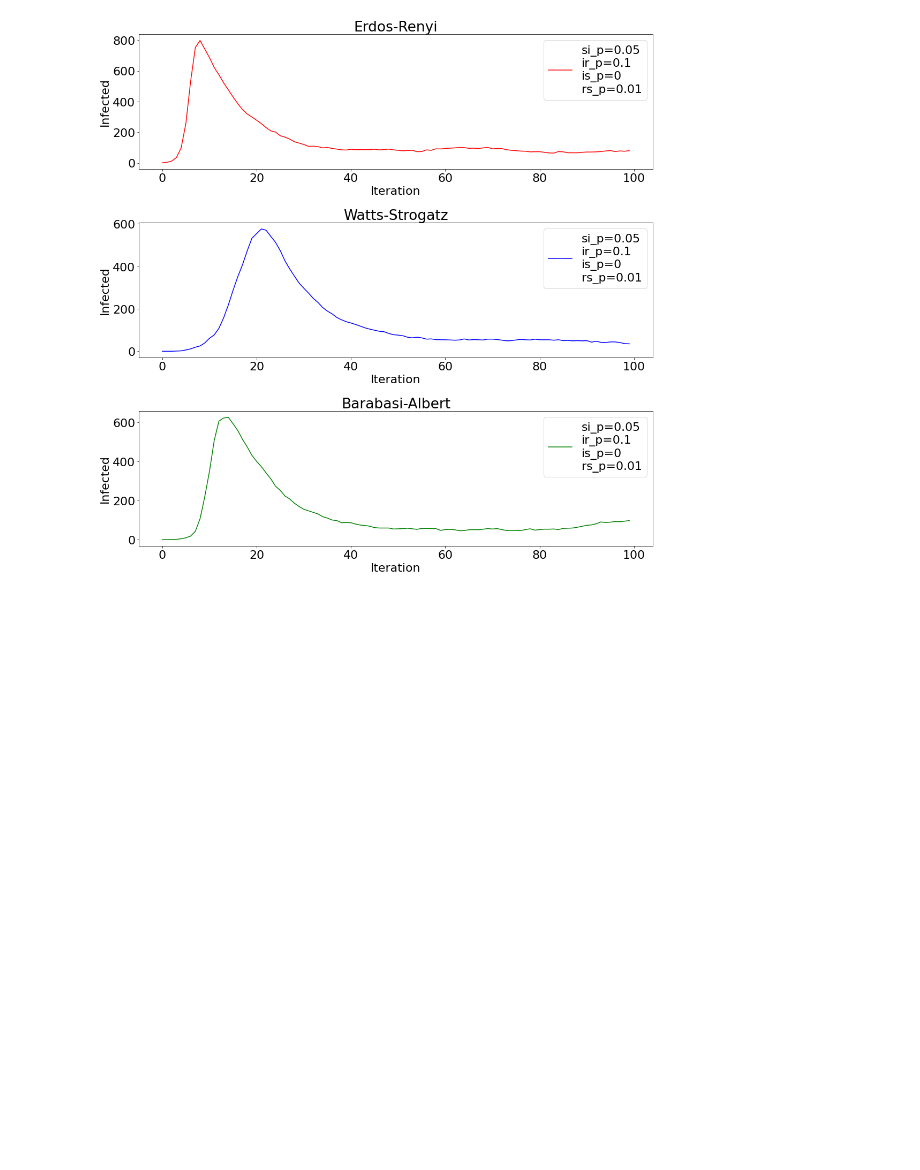
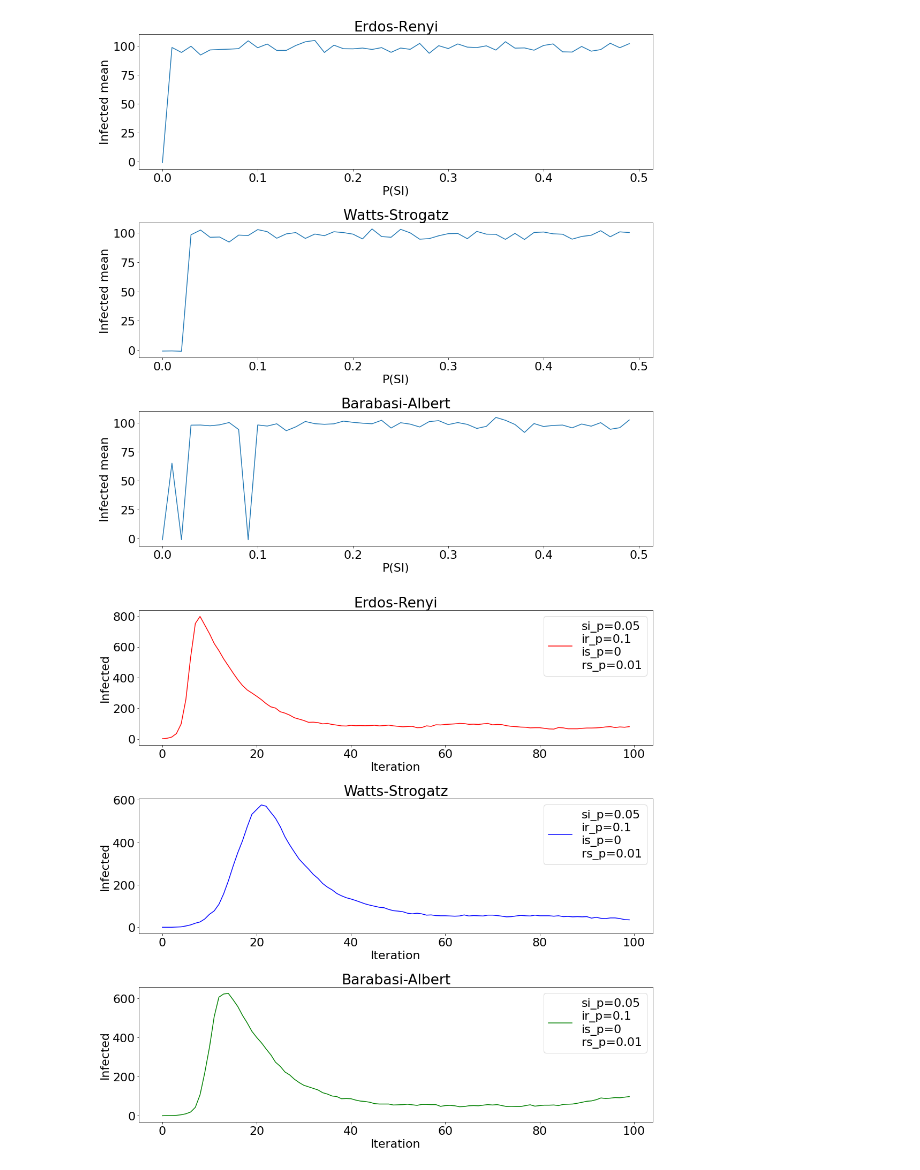
Before and after one commit to FilipJakubczak/Epidemiological_models_on_complex_networks, a Jupyter notebook: epidemic.ipynb, the cells around one changed output. Cells and saved outputs as stored; diff of their text form; code cells hidden in the pictures; blank space fills up the shorter version.

```diff
--- a/epidemic.ipynb
+++ b/epidemic.ipynb
@@ -300,9 +300,40 @@ er = ng.erdos_renyi(n=1000)
 ws = ng.watts_strogatz(n=1000)
 ba = ng.barabasi_albert(n=1000)
 # %%
-er.infect(model = 'SIRS', iterations = 100, si_p=0.05, ir_p=0.1)
-ws.infect(model = 'SIRS', iterations = 100, si_p=0.05, ir_p=0.1)
-ba.infect(model = 'SIRS', iterations = 100, si_p=0.05, ir_p=0.1)
+si_list = np.arange(0, 0.5, 0.01)
+infected_er = []
+infected_ws = []
+infected_ba = []
+
+for si in si_list:
+    er.infect(model = 'SIR', iterations = 100, si_p=si, ir_p=0.1)
+    ws.infect(model = 'SIR', iterations = 100, si_p=si, ir_p=0.1)
+    ba.infect(model = 'SIR', iterations = 100, si_p=si, ir_p=0.1)
+    infected_er.append(er.total_infected.mean())
+    infected_ws.append(ws.total_infected.mean())
+    infected_ba.append(ba.total_infected.mean())
+# %%
+fig, ax = plt.subplots(3, 1, figsize=(15,15))
+# erdos-renyi
+ax[0].plot(si_list, infected_er)
+ax[0].set_xlabel('P(SI)')
+ax[0].set_ylabel('Infected mean')
+ax[0].set_title('Erdos-Renyi')
+# watts-strogatz
+ax[1].plot(si_list, infected_ws)
+ax[1].set_xlabel('P(SI)')
+ax[1].set_ylabel('Infected mean')
+ax[1].set_title('Watts-Strogatz')
+# barabasi-albert
+ax[2].plot(si_list, infected_ba)
+ax[2].set_xlabel('P(SI)')
+ax[2].set_ylabel('Infected mean')
+ax[2].set_title('Barabasi-Albert')
+
+fig.tight_layout()
+plt.show()
+# %% [output]
+[figure, added]
 # %%
 fig, ax = plt.subplots(3, 1, figsize=(15,15))
 
```
